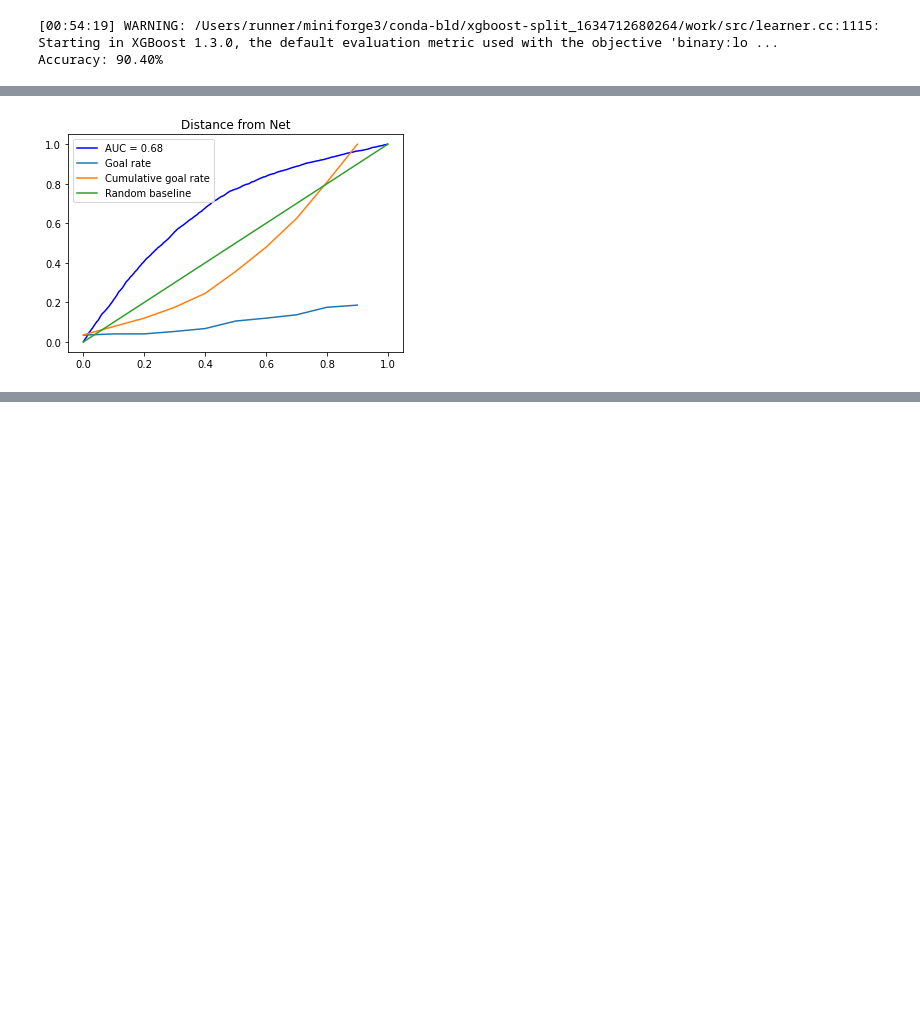
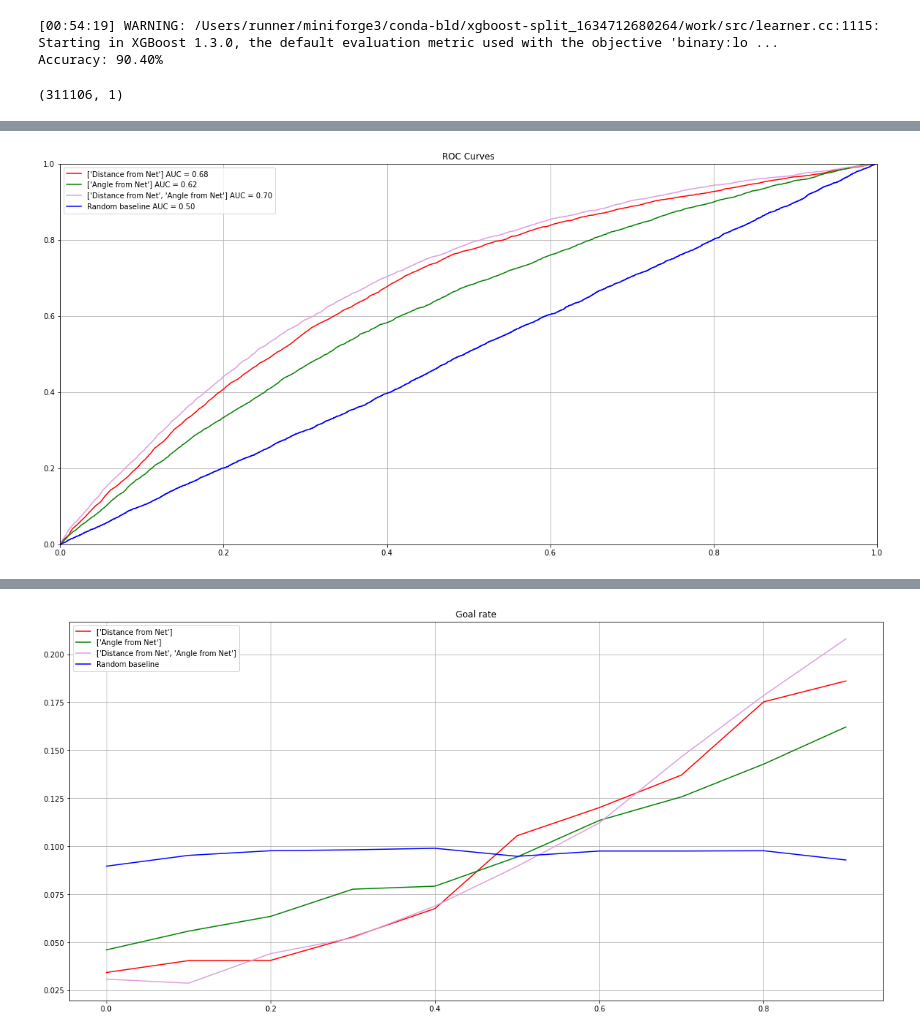
Before and after one commit to IreneZhou0129/IFT6758_m1, a Jupyter notebook: notebooks/m2_q5.ipynb, the cells around one changed output, grey strips where cells are left out. Drawn from its saved outputs; the diff is of its cells as text; code cells hidden in the pictures; blank space fills up the shorter version.

```diff
--- a/notebooks/m2_q5.ipynb
+++ b/notebooks/m2_q5.ipynb
@@ -55,6 +55,11 @@ train(X,y, features=['Angle from Net'])
 # %% [output]
 [00:54:19] WARNING: /Users/runner/miniforge3/conda-bld/xgboost-split_1634712680264/work/src/learner.cc:1115: Starting in XGBoost 1.3.0, the default evaluation metric used with the objective 'binary:lo ...
 Accuracy: 90.40%
+# %%
+y.shape
+# %% [output]
+(311106, 1)
 # %%
+X,y = read_dataset()
 plot_models(X, y, 'xgb')
 # %% [output]
@@ -62 +69 @@ plot_models(X, y, 'xgb')
-[figure, old version]
+[figure, new version]
@@ -62,0 +73 @@ plot_models(X, y, 'xgb')
+[figure, added]
```
Also changed, not shown: parts of 4 cells of this notebook, 1 other file.
